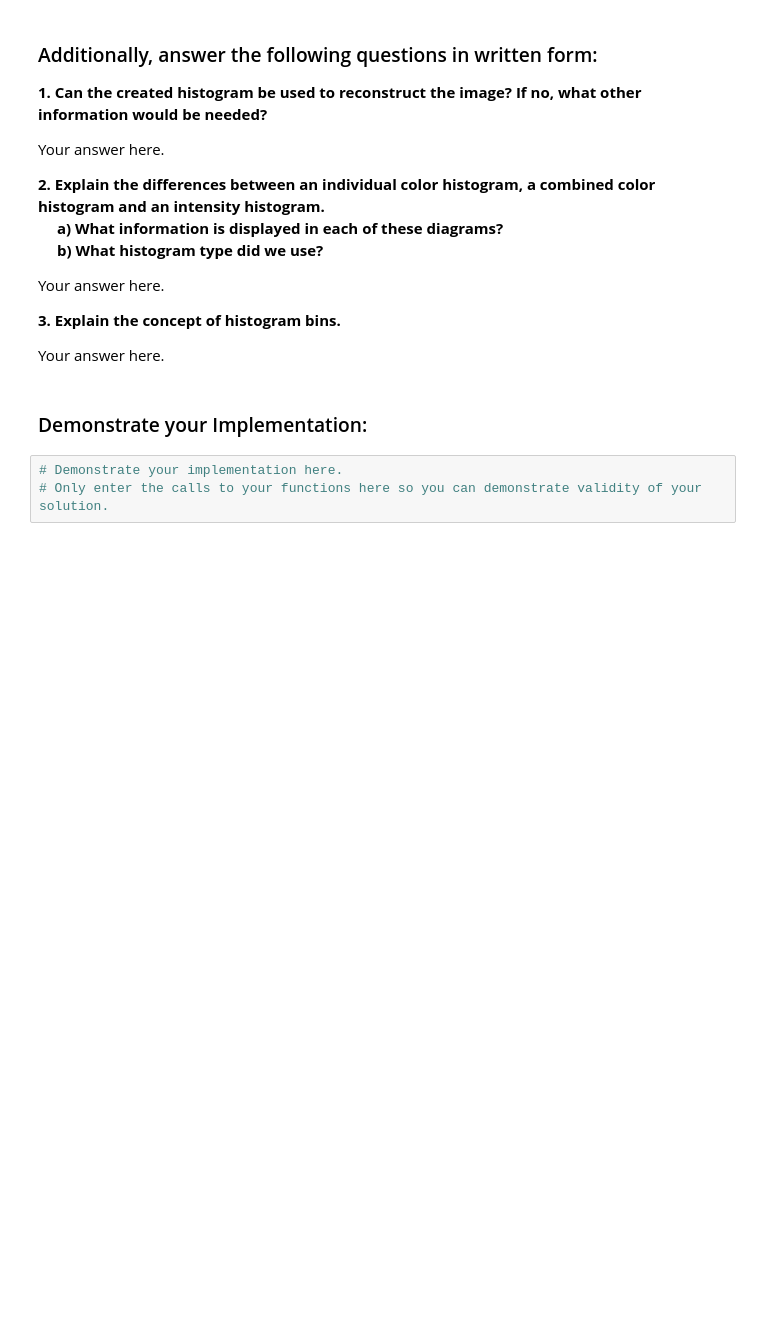
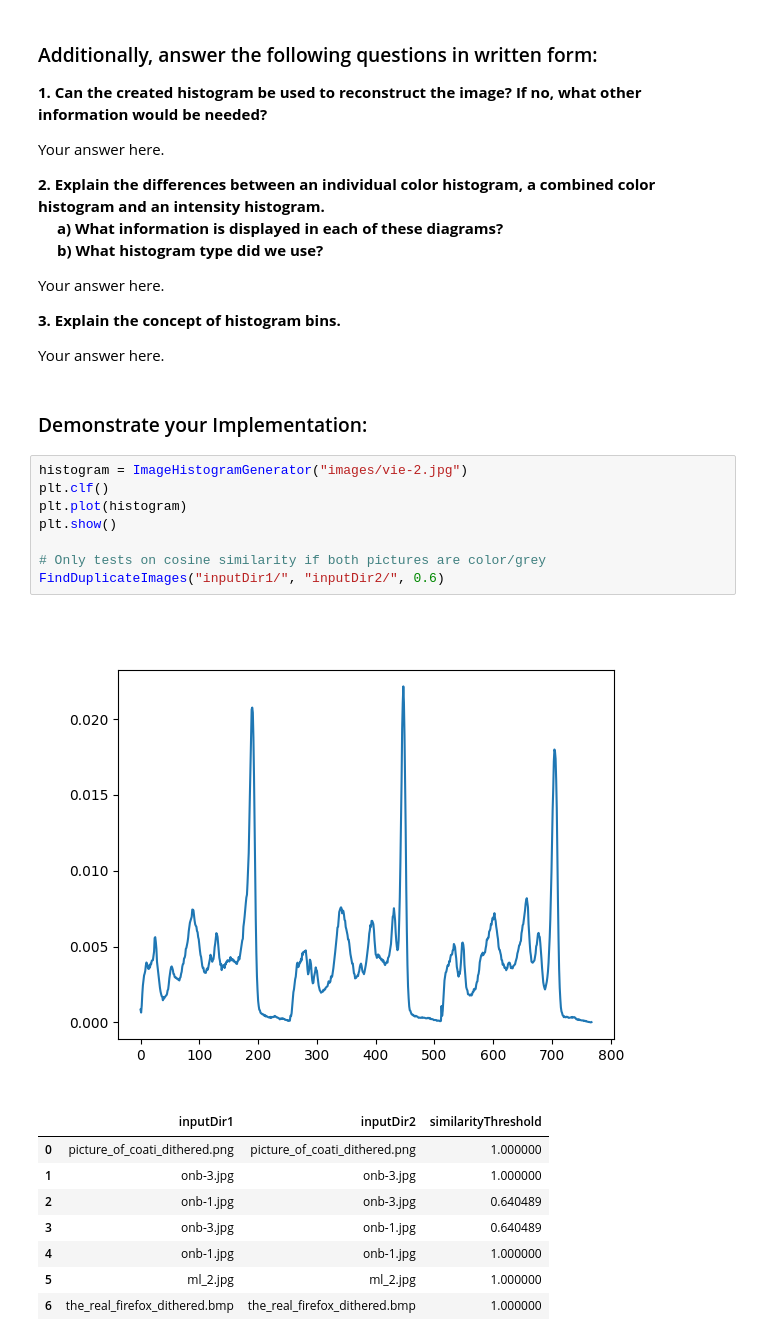
Before and after one commit to orcunilker/Multimedia-Representation-and-Encoding, a Jupyter notebook: MRE_A1_def.ipynb, the cells around one changed output. Cells and saved outputs as stored; diff of their text form; blank space fills up the shorter version.

```diff
--- a/MRE_A1_def.ipynb
+++ b/MRE_A1_def.ipynb
@@ -245,6 +223,21 @@ Your answer here.
 Your answer here.
 # %% [markdown]
 ### Demonstrate your Implementation:
-# %%
-# Demonstrate your implementation here.
-# Only enter the calls to your functions here so you can demonstrate validity of your solution.
+# %%
+histogram = ImageHistogramGenerator("images/vie-2.jpg")
+plt.clf()
+plt.plot(histogram)
+plt.show()
+
+# Only tests on cosine similarity if both pictures are color/grey
+FindDuplicateImages("inputDir1/", "inputDir2/", 0.6)
+# %% [output]
+[figure, added]
+|  | inputDir1 | inputDir2 | similarityThreshold |
+| 0 | picture_of_coati_dithered.png | picture_of_coati_dithered.png | 1.000000 |
+| 1 | onb-3.jpg | onb-3.jpg | 1.000000 |
+| 2 | onb-1.jpg | onb-3.jpg | 0.640489 |
+| 3 | onb-3.jpg | onb-1.jpg | 0.640489 |
+| 4 | onb-1.jpg | onb-1.jpg | 1.000000 |
+| 5 | ml_2.jpg | ml_2.jpg | 1.000000 |
+| 6 | the_real_firefox_dithered.bmp | the_real_firefox_dithered.bmp | 1.000000 |
```
Also changed, not shown: parts of 3 cells of this notebook, 15 other files.
